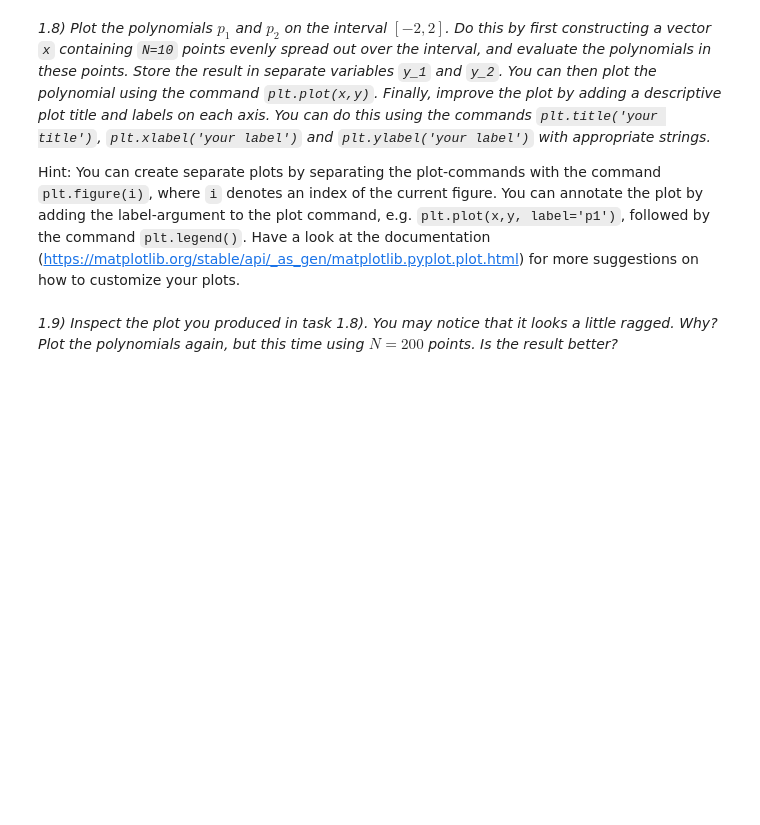
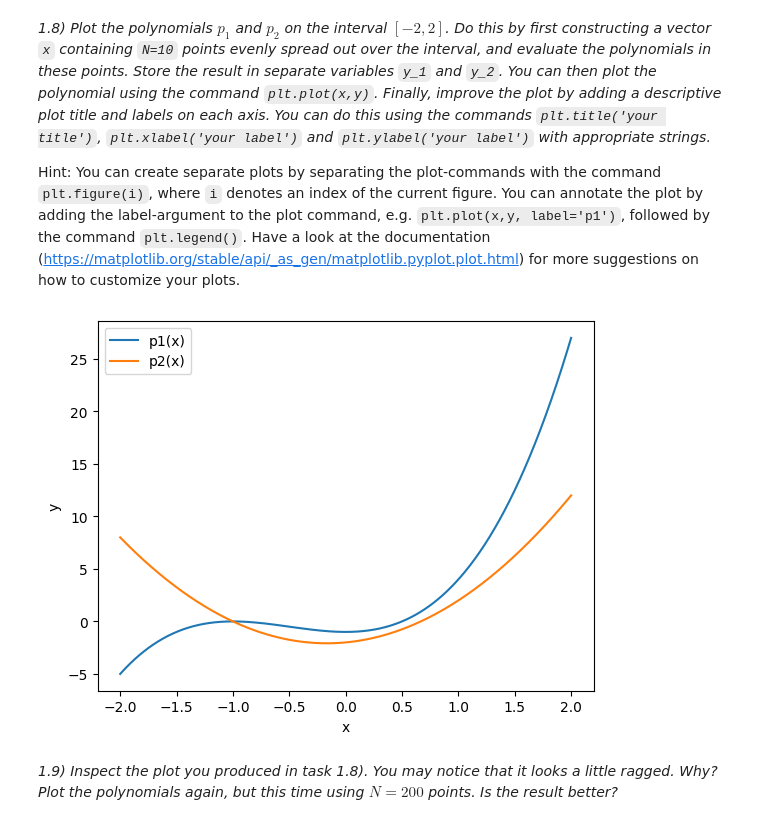
Before and after one commit to Hobbit0419/Uni_code, a Jupyter notebook: Dataanlys/Lab2/Lab2_P1.ipynb, the cells around one changed output. Saved outputs shown, nothing was run; the diff lists cells and outputs as text; code cells hidden in the pictures; blank space fills up the shorter version.

```diff
--- a/Dataanlys/Lab2/Lab2_P1.ipynb
+++ b/Dataanlys/Lab2/Lab2_P1.ipynb
@@ -34,0 +40,7 @@ _1.2) Make sure you understand how to represent a polynomial by its coefficients
+# %%
+# enter your code here
+p1 = Polynomial([-1,0,3,2])
+p2 = Polynomial([-2,1,3])
+
+print("p1: ", p1)
+print("p2: ", p2)
@@ -71,3 +131,17 @@ Hint: You can create separate plots by separating the plot-commands with the com
+# %%
+# enter your code here
+X = np.linspace(-2.0, 2.0, 1000)
+Y1 = p1(X)
+Y2 = p2(X)
+
+plt.plot(X, Y1, label='p1(x)')
+plt.plot(X, Y2, label='p2(x)')
+plt.xlabel('x')
+plt.ylabel('y')
+plt.legend()
+plt.show()
+# %% [output]
+[figure, added]
 # %% [markdown]
 _1.9) Inspect the plot you produced in task 1.8). You may notice that it looks a little ragged. Why? Plot the polynomials again, but this time using $N=200$ points. Is the result better?_
 # %%
```
Also changed, not shown: parts of 13 cells of this notebook, 9 other files.
